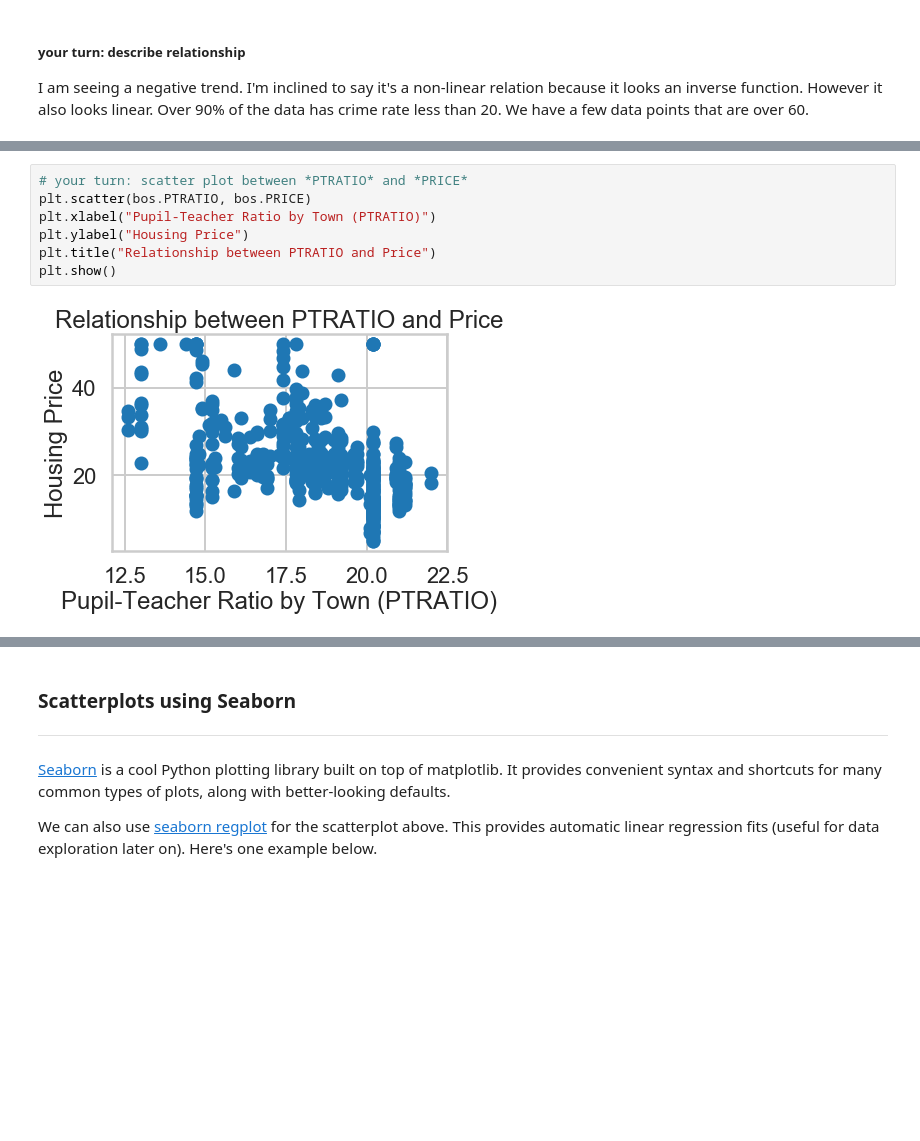
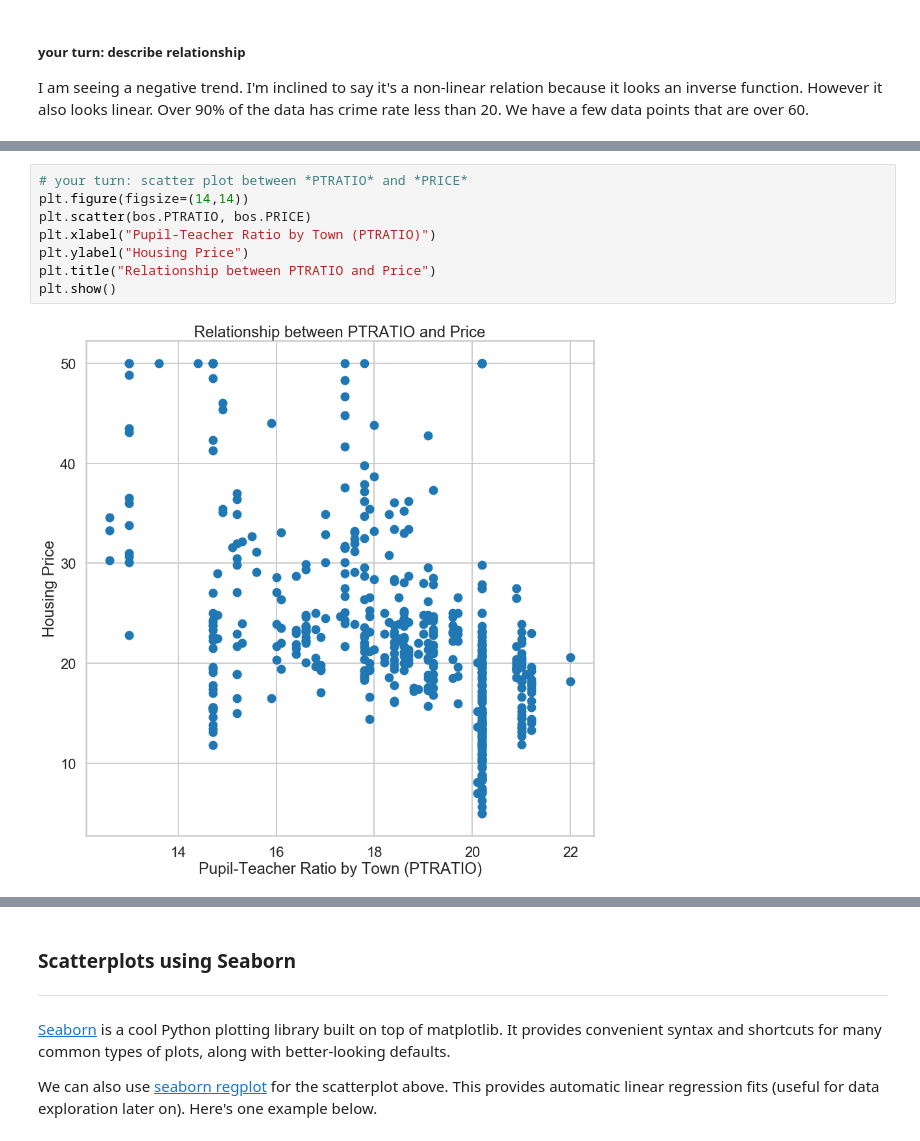
Before and after one commit to hershcode/Springboard, a Jupyter notebook: Machine_Learning/linear_regression/Mini_Project_Linear_Regression.ipynb, the cells around one changed output, grey strips where cells are left out. Cells and saved outputs as stored; diff of their text form; blank space fills up the shorter version.

```diff
--- a/Machine_Learning/linear_regression/Mini_Project_Linear_Regression.ipynb
+++ b/Machine_Learning/linear_regression/Mini_Project_Linear_Regression.ipynb
@@ -292,11 +294,12 @@ plt.show()
 # %%
 # your turn: scatter plot between *PTRATIO* and *PRICE*
+plt.figure(figsize=(14,14))
 plt.scatter(bos.PTRATIO, bos.PRICE)
 plt.xlabel("Pupil-Teacher Ratio by Town (PTRATIO)")
 plt.ylabel("Housing Price")
 plt.title("Relationship between PTRATIO and Price")
 plt.show()
 # %% [output]
-[figure, old version]
+[figure, new version]
 # %%
 # your turn: create some other scatter plots
```
Also changed, not shown: parts of 23 cells of this notebook.
